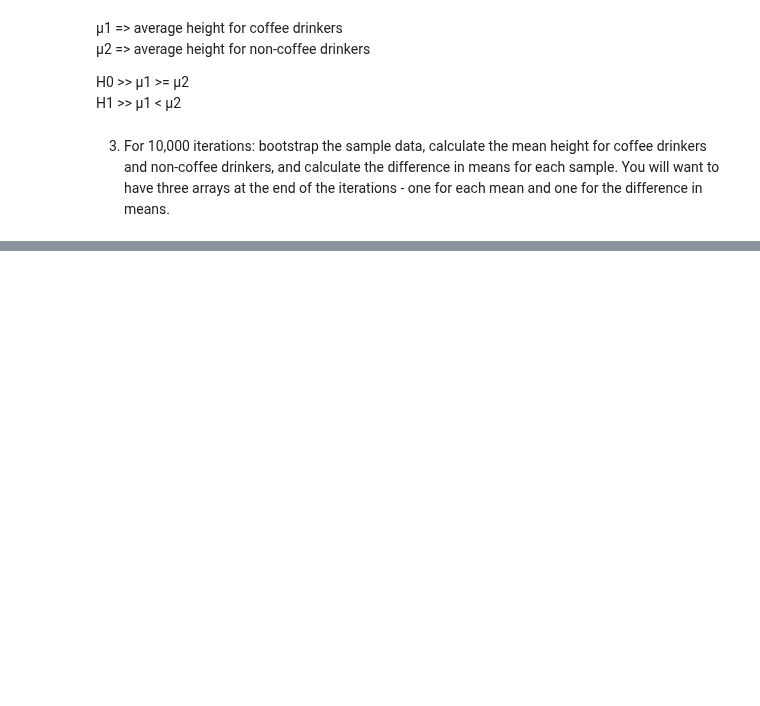
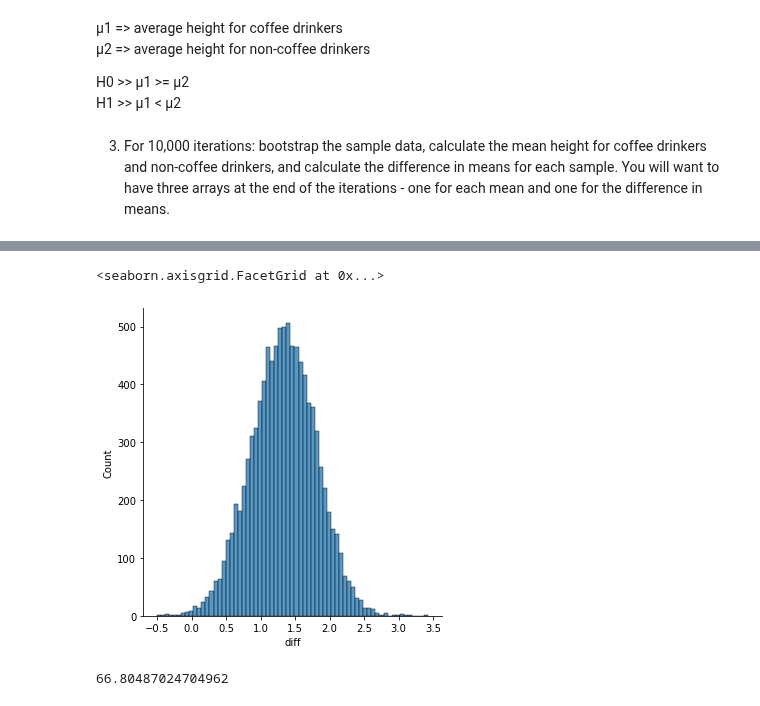
Before and after one commit to vpontello/DataScience_Nanodegree, a Jupyter notebook: 00_Extracurricular/02_Practical_Statistics/practical_statistics.ipynb, the cells around one changed output, grey strips where cells are left out. Saved outputs shown, nothing was run; the diff lists cells and outputs as text; code cells hidden in the pictures; blank space fills up the shorter version.

```diff
--- a/00_Extracurricular/02_Practical_Statistics/practical_statistics.ipynb
+++ b/00_Extracurricular/02_Practical_Statistics/practical_statistics.ipynb
@@ -1327,0 +1381,9 @@ H1 >> µ1 < µ2
+# %%
+sns.displot(df_bootstrap["diff"])
+# %% [output]
+<seaborn.axisgrid.FacetGrid at 0x...>
+[figure, added]
+# %%
+np.random.normal(df_bootstrap["mean_nonCoffe"].mean(), df_bootstrap["mean_nonCoffe"].std())
+# %% [output]
+66.80487024704962
```
Also changed, not shown: parts of 8 cells of this notebook.
